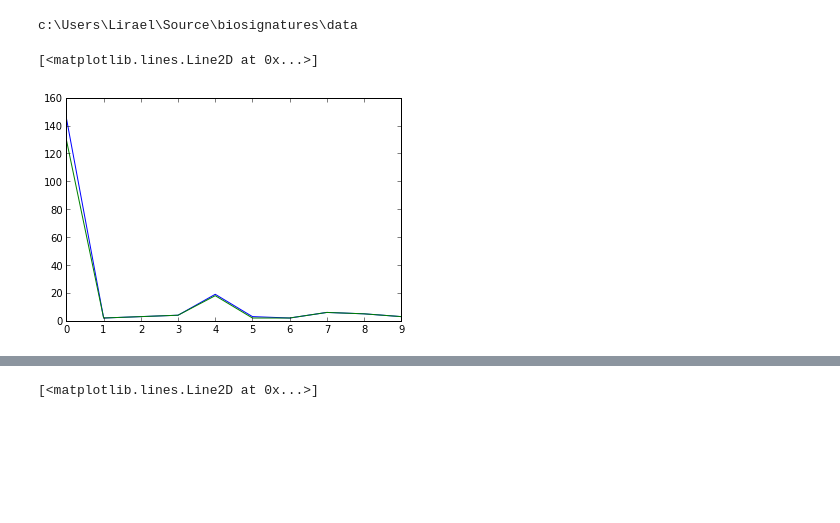
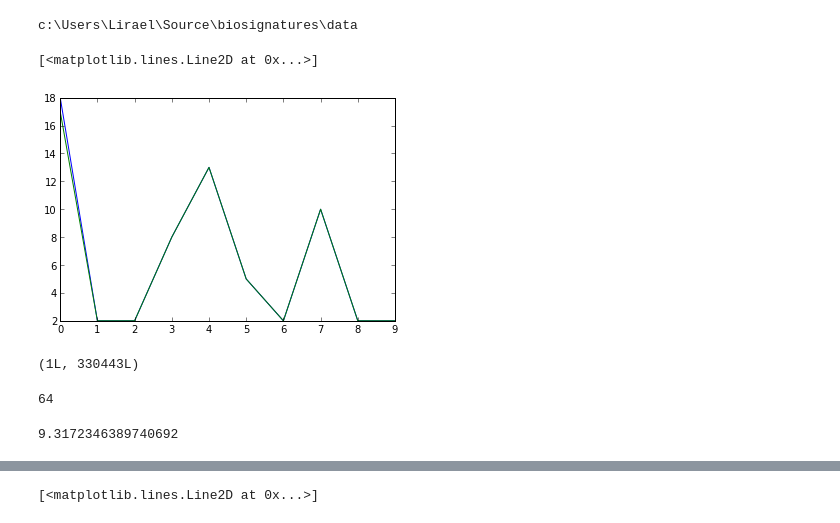
Before and after one commit to klchan13/biosignatures, a Jupyter notebook: notebooks/06-13-14 - Testing more reassignments.ipynb, the cells around one changed output, grey strips where cells are left out. Saved outputs shown, nothing was run; the diff lists cells and outputs as text; code cells hidden in the pictures; blank space fills up the shorter version.

Commit message:
Additional reassignments and some more additions.

```diff
--- a/notebooks/06-13-14 - Testing more reassignments.ipynb
+++ b/notebooks/06-13-14 - Testing more reassignments.ipynb
@@ -71,7 +69,7 @@ def reclassification(lin_data_alt, allSig, minReassignPix=115):
 
             # Keep track of the correlation between the current pixel signature
             # and the median of the other rough aggregate.
-            p_ref_arr = zeros(len(sigList))
+            p_ref_arr = np.zeros(len(sigList))
             for in_idx in np.arange(len(sigList)):
                 # You don't want to be accidentally assigning pixels from other
                 # signatures to a small signature that may be biased (due
@@ -80,7 +78,7 @@ def reclassification(lin_data_alt, allSig, minReassignPix=115):
                 # signatures and don't let pixels from larger signatures be
                 # assigned to the small signatures.  However, keep these
                 # signatures as they may be real.
-                if (len(sigList[in_idx]) > minReassignPix)| (in_idx == ref_idx):
+                if (minReassignPix is None) | ((len(sigList[in_idx]) > minReassignPix) | (in_idx == ref_idx)):
                     p_ref_arr[in_idx] = bsu.pearsons_correlation_coeff(medians[in_idx], pix_sig)
                 else:
                     p_ref_arr[in_idx] = 0
@@ -125,11 +123,11 @@ sig_meds_ra1 = sa.signature_medians(med_forw_sigs, lin_data)
 iqr_ra1 = sa.sig_iqr(lin_data, med_forw_sigs)
 iqr_ra2 = sa.sig_iqr(lin_data, mask_list)
 # %%
-plot(sig_meds_ra1[4])
-plot(sig_meds_ra2[4])
+plot(sig_meds_ra1[3])
+plot(sig_meds_ra2[3])
 # %% [output]
 [<matplotlib.lines.Line2D at 0x...>]
-[figure, old version]
+[figure, new version]
 # %%
 sigs = np.copy(med_forw_sigs)
 cur_iqr = sa.sig_iqr(lin_data, med_forw_sigs)
@@ -180,2 +181,6 @@ for i in np.arange(itr):
 
     sigs = mask_list
+# %%
+back_sigs[0].shape
+# %% [output]
+(1L, 330443L)
@@ -181,0 +203,4 @@ for i in np.arange(itr):
+# %%
+numL
+# %% [output]
+64
@@ -181,0 +214,6 @@ for i in np.arange(itr):
+# %%
+old_iqr = sa.sig_iqr(lin_data_alt, med_forw_sigs)
+new_iqr = sa.sig_iqr(lin_data_alt, sigs)
+np.sum(abs(prev_iqr - cur_iqr))
+# %% [output]
+9.3172346389740692
```
Also changed, not shown: parts of 22 cells of this notebook, 3 other files.
